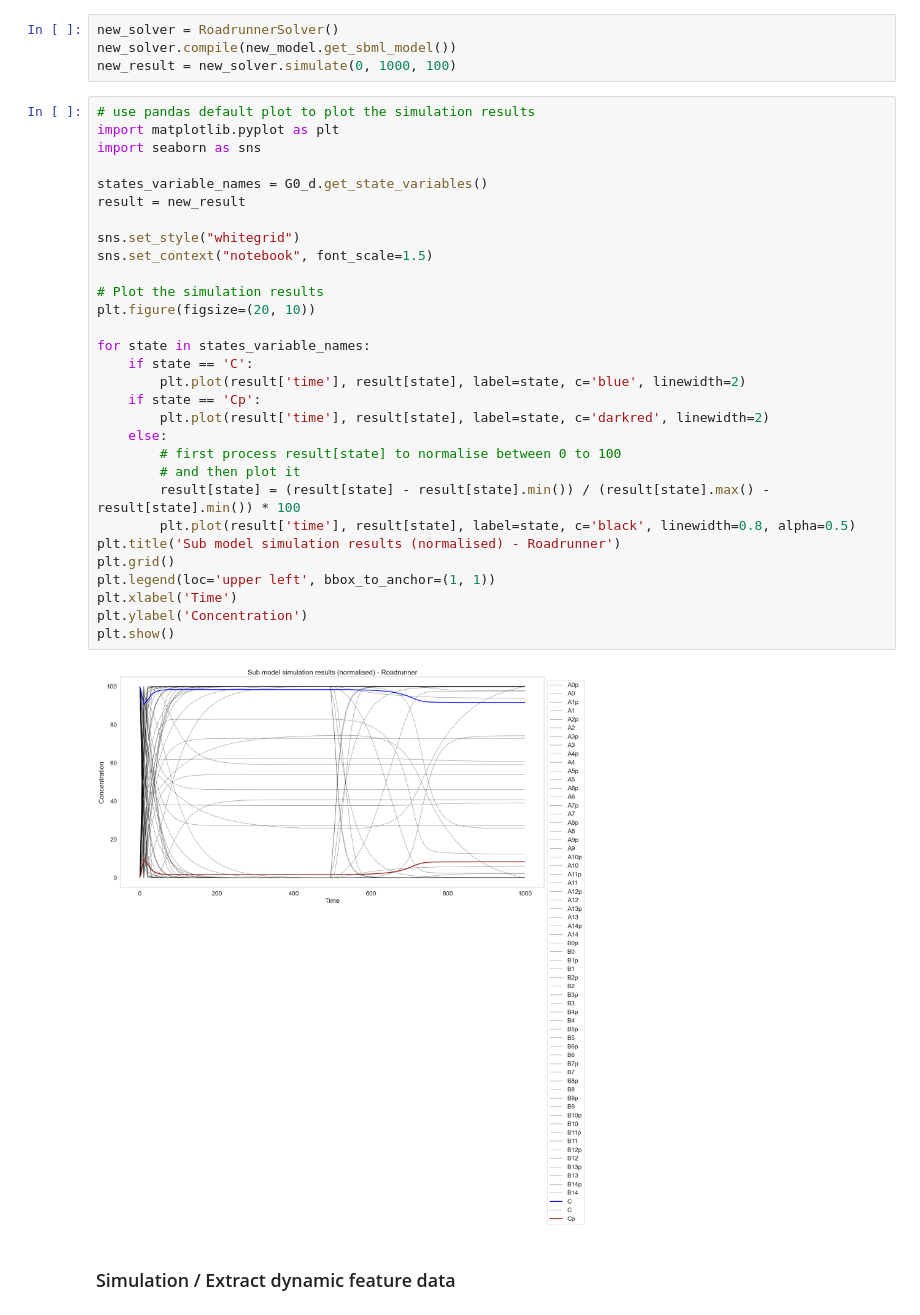
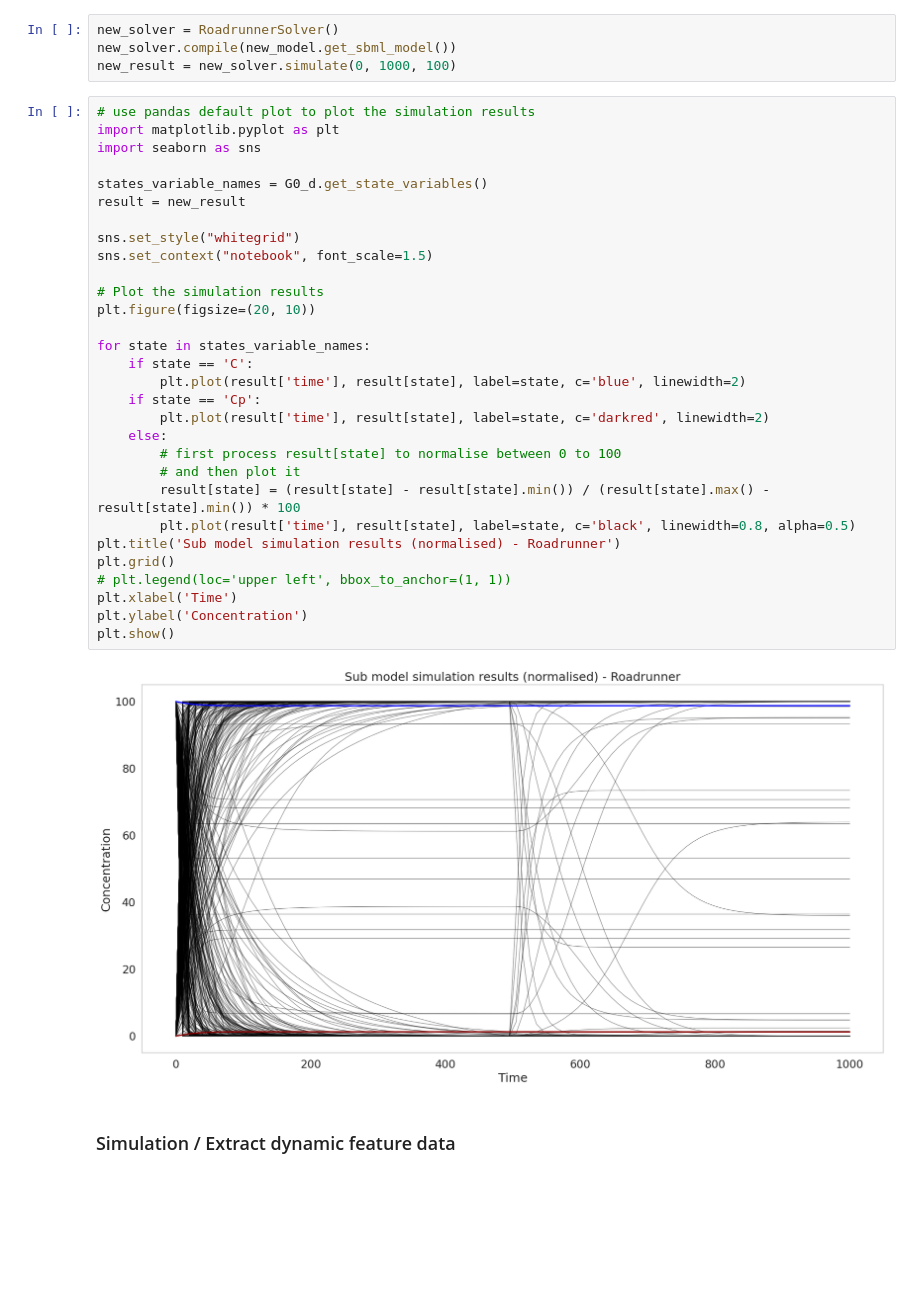
Before and after one commit to AnEvilBurrito/new-peak-project, a Jupyter notebook: src/notebooks/exp/exp7_drug_model_5.ipynb, the cells around one changed output. Saved outputs shown, nothing was run; the diff lists cells and outputs as text; blank space fills up the shorter version.

```diff
--- a/src/notebooks/exp/exp7_drug_model_5.ipynb
+++ b/src/notebooks/exp/exp7_drug_model_5.ipynb
@@ -409,35 +410,35 @@ new_result = new_solver.simulate(0, 1000, 100)
 # %%
 # use pandas default plot to plot the simulation results
 import matplotlib.pyplot as plt
 import seaborn as sns
 
 states_variable_names = G0_d.get_state_variables()
 result = new_result
 
 sns.set_style("whitegrid")
 sns.set_context("notebook", font_scale=1.5)
 
 # Plot the simulation results
 plt.figure(figsize=(20, 10))
 
 for state in states_variable_names:
     if state == 'C':
         plt.plot(result['time'], result[state], label=state, c='blue', linewidth=2)
     if state == 'Cp':
         plt.plot(result['time'], result[state], label=state, c='darkred', linewidth=2)
     else:
         # first process result[state] to normalise between 0 to 100
         # and then plot it
         result[state] = (result[state] - result[state].min()) / (result[state].max() - result[state].min()) * 100
         plt.plot(result['time'], result[state], label=state, c='black', linewidth=0.8, alpha=0.5)
 plt.title('Sub model simulation results (normalised) - Roadrunner')
 plt.grid()
-plt.legend(loc='upper left', bbox_to_anchor=(1, 1))
+# plt.legend(loc='upper left', bbox_to_anchor=(1, 1))
 plt.xlabel('Time')
 plt.ylabel('Concentration')
 plt.show()
 # %% [output]
-[figure, old version]
+[figure, new version]
 # %% [markdown]
 ### Simulation / Extract dynamic feature data
 # %%
```
Also changed, not shown: parts of 16 cells of this notebook, 1 other file.
